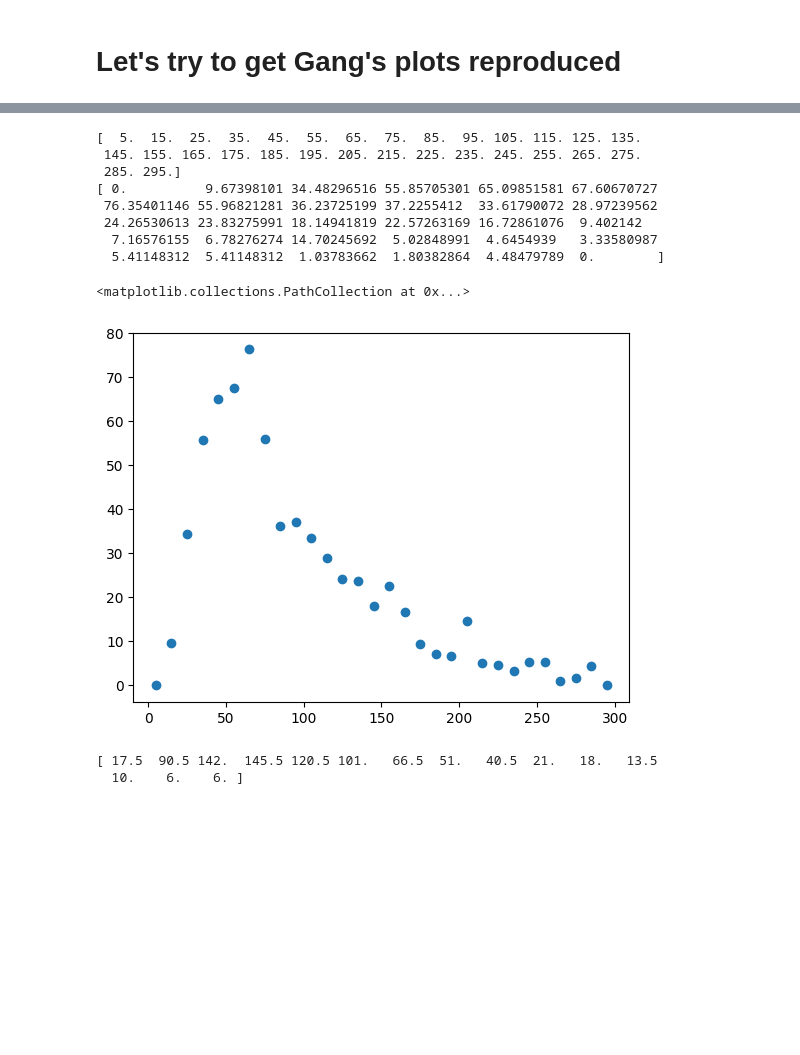
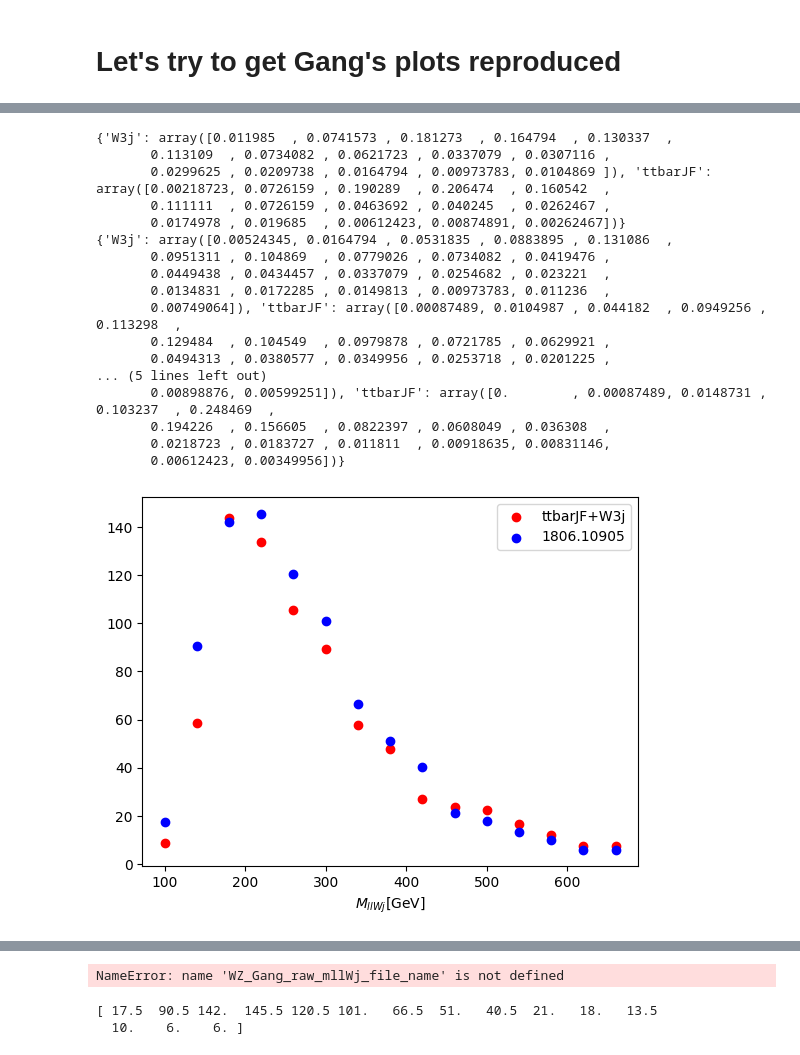
Before and after one commit to dysontk/LFVLNV, a Jupyter notebook: AnalysisAndSuch/Histos.ipynb, the cells around one changed output, grey strips where cells are left out. Drawn from its saved outputs; the diff is of its cells as text; code cells hidden in the pictures; blank space fills up the shorter version.

```diff
--- a/AnalysisAndSuch/Histos.ipynb
+++ b/AnalysisAndSuch/Histos.ipynb
@@ -48,0 +208,50 @@ CMS_to_plot = get_data(CMS_mllWj3_file_name) - get_data(CMS_mllWj1_file_name)
+# %%
+gang_JF_path = 'jetfake_NR_highSR1/'
+GangFileTags = {'ll':'MllW_',
+                 'l1':'Ml1W_',
+                 'l2':'Ml2W_'}
+CMSFileTags = {'ll': 'mllW_',
+               'l1': 'ml1W_',
+               'l2': 'ml2W_'}
+plotTitles = {'ll': '$M_{llWj}$',
+              'l1': '$M_{l1Wj}$',
+              'l2': '$M_{l2Wj}$'}
+CMS_linspaces = {'ll': np.linspace(100, 660, 15),
+                 'l1': np.linspace(70, 480, 21),
+                 'l2': np.linspace(30, 350, 17)}
+init_dir = path_to_Gang+gang_JF_path
+
+for htyp in GangFileTags:
+    fig, axes = plt.subplots()
+    dattypes = ['W3j', 'ttbarJF']
+    GangFileNames = {dtyp: init_dir+GangFileTags[htyp]+dtyp+'_ee.dat' for dtyp in dattypes}
+    datas = {dtyp: get_data(GangFileNames[dtyp]) for dtyp in dattypes}
+    print(datas)
+    theseMasses = JF_plot(datas, {dtyp:init_dir+f'cut_eff_{dtyp}_ee.dat' for dtyp in dattypes})
+    Mass_range = get_data(GangFileNames[dattypes[0]], importantColumn=0)
+    axes.set_xlabel(plotTitles[htyp]+'[GeV]')
+    axes.scatter(Mass_range, theseMasses, label='ttbarJF+W3j', color='red')
+
+    #now for the CMS data
+    CMS_to_plot = get_data(init_dir+CMSFileTags[htyp]+'3.dat') - get_data(init_dir+CMSFileTags[htyp]+'1.dat')
+    axes.scatter(CMS_linspaces[htyp], CMS_to_plot, label='1806.10905', color='blue')
+    axes.legend()
+# %% [output]
+{'W3j': array([0.011985  , 0.0741573 , 0.181273  , 0.164794  , 0.130337  ,
+       0.113109  , 0.0734082 , 0.0621723 , 0.0337079 , 0.0307116 ,
+       0.0299625 , 0.0209738 , 0.0164794 , 0.00973783, 0.0104869 ]), 'ttbarJF': array([0.00218723, 0.0726159 , 0.190289  , 0.206474  , 0.160542  ,
+       0.111111  , 0.0726159 , 0.0463692 , 0.040245  , 0.0262467 ,
+       0.0174978 , 0.019685  , 0.00612423, 0.00874891, 0.00262467])}
+{'W3j': array([0.00524345, 0.0164794 , 0.0531835 , 0.0883895 , 0.131086  ,
+       0.0951311 , 0.104869  , 0.0779026 , 0.0734082 , 0.0419476 ,
+       0.0449438 , 0.0434457 , 0.0337079 , 0.0254682 , 0.023221  ,
+       0.0134831 , 0.0172285 , 0.0149813 , 0.00973783, 0.011236  ,
+       0.00749064]), 'ttbarJF': array([0.00087489, 0.0104987 , 0.044182  , 0.0949256 , 0.113298  ,
+       0.129484  , 0.104549  , 0.0979878 , 0.0721785 , 0.0629921 ,
+       0.0494313 , 0.0380577 , 0.0349956 , 0.0253718 , 0.0201225 ,
+... (5 lines left out)
+       0.00898876, 0.00599251]), 'ttbarJF': array([0.        , 0.00087489, 0.0148731 , 0.103237  , 0.248469  ,
+       0.194226  , 0.156605  , 0.0822397 , 0.0608049 , 0.036308  ,
+       0.0218723 , 0.0183727 , 0.011811  , 0.00918635, 0.00831146,
+       0.00612423, 0.00349956])}
+[figure, added]
@@ -49,20 +260,13 @@ CMS_to_plot = get_data(CMS_mllWj3_file_name) - get_data(CMS_mllWj1_file_name)
 # %%
 Mass_range = get_data(WZ_Gang_raw_mllWj_file_name, importantColumn=0)
-MllWjj_to_plot = 1.3 * (eps_WZ*WZ_MllWj_raw_Masses+eps_ZZ*ZZ_MllWj_raw_Masses)
+WZ_eff_path = path_to_Gang+gang_diboson_path+'cut_eff_jjWZ.dat'
+ZZ_eff_path = path_to_Gang+gang_diboson_path+'cut_eff_jjZZ.dat'
+MllWjj_to_plot = diboson_plot(ZZ_MllWj_raw_Masses, WZ_MllWj_raw_Masses, WZ_eff_path, ZZ_eff_path)
 print(Mass_range)
 print(MllWjj_to_plot)
 plt.scatter(Mass_range, MllWjj_to_plot)
 # %% [output]
-[  5.  15.  25.  35.  45.  55.  65.  75.  85.  95. 105. 115. 125. 135.
- 145. 155. 165. 175. 185. 195. 205. 215. 225. 235. 245. 255. 265. 275.
- 285. 295.]
-[ 0.          9.67398101 34.48296516 55.85705301 65.09851581 67.60670727
- 76.35401146 55.96821281 36.23725199 37.2255412  33.61790072 28.97239562
- 24.26530613 23.83275991 18.14941819 22.57263169 16.72861076  9.402142
-  7.16576155  6.78276274 14.70245692  5.02848991  4.6454939   3.33580987
-  5.41148312  5.41148312  1.03783662  1.80382864  4.48479789  0.        ]
+NameError: name 'WZ_Gang_raw_mllWj_file_name' is not defined
-<matplotlib.collections.PathCollection at 0x...>
-[figure, removed]
 # %%
 print(CMS_to_plot)
 plt.scatter(np.linspace(100, 600, 15), CMS_to_plot)
```
Also changed, not shown: parts of 7 cells of this notebook, 1 other file.
